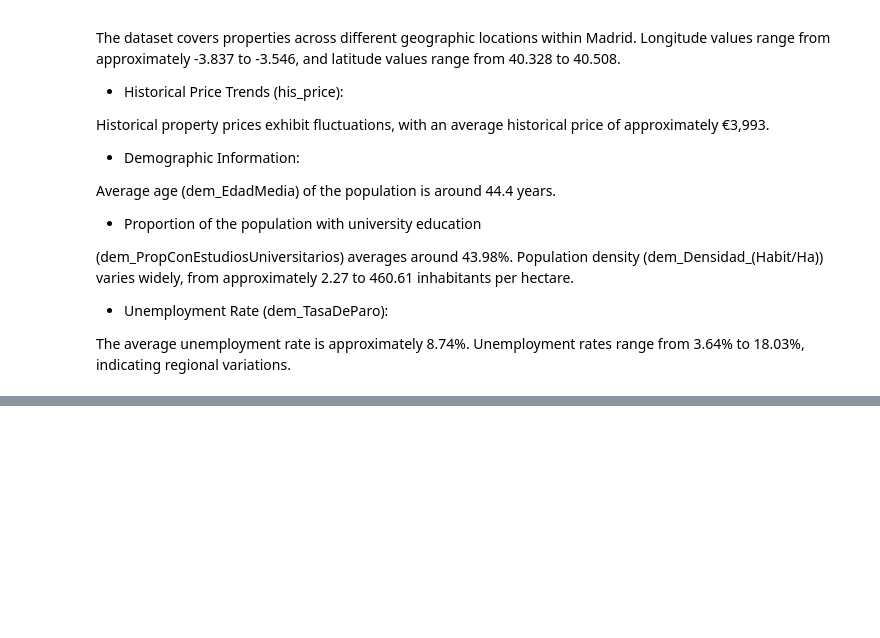
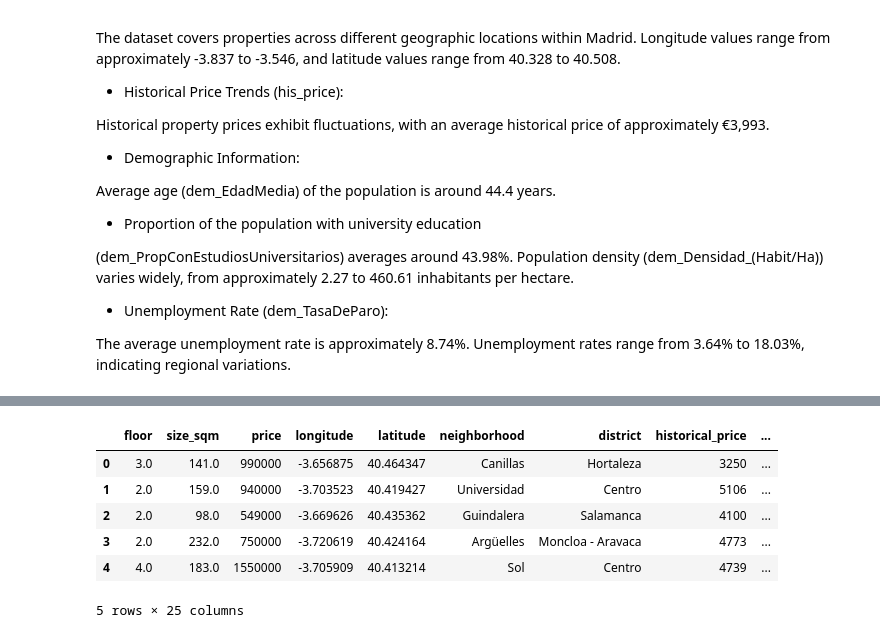
Before and after one commit to adnanbhanji/Madrid-Property-Analysis, a Jupyter notebook: notebooks/eda.ipynb, the cells around one changed output, grey strips where cells are left out. Drawn from its saved outputs; the diff is of its cells as text; code cells hidden in the pictures; blank space fills up the shorter version.

```diff
--- a/notebooks/eda.ipynb
+++ b/notebooks/eda.ipynb
@@ -323,0 +358,2 @@ Unemployment rates range from 3.64% to 18.03%, indicating regional variations.
+# %%
+df = df.drop(columns=['Unnamed: 0'])
@@ -323,0 +362,38 @@ Unemployment rates range from 3.64% to 18.03%, indicating regional variations.
+# %%
+df.columns = [
+    'floor',
+    'size_sqm',
+    'price',
+    'longitude',
+    'latitude',
+    'neighborhood',
+    'district',
+    'historical_price',
+    'quarterly_variation',
+    'annual_variation',
+    'monthly_variation',
+    'demographic_replacement_rate',
+    'demographic_youth_index',
+    'demographic_active_population_structure_index',
+    'demographic_dependency_rate',
+    'demographic_unemployment_rate',
+    'demographic_average_household_size',
+    'demographic_proportion_without_university_education',
+    'demographic_proportion_without_education',
+    'demographic_proportion_born_outside_of_Spain',
+    'demographic_proportion_with_university_education',
+    'demographic_total_population',
+    'demographic_number_of_homes',
+    'demographic_average_age',
+    'demographic_density'
+]
+# %%
+df.head()
+# %% [output]
+|  | floor | size_sqm | price | longitude | latitude | neighborhood | district | historical_price | ... |
+| 0 | 3.0 | 141.0 | 990000 | -3.656875 | 40.464347 | Canillas | Hortaleza | 3250 | ... |
+| 1 | 2.0 | 159.0 | 940000 | -3.703523 | 40.419427 | Universidad | Centro | 5106 | ... |
+| 2 | 2.0 | 98.0 | 549000 | -3.669626 | 40.435362 | Guindalera | Salamanca | 4100 | ... |
+| 3 | 2.0 | 232.0 | 750000 | -3.720619 | 40.424164 | Argüelles | Moncloa - Aravaca | 4773 | ... |
+| 4 | 4.0 | 183.0 | 1550000 | -3.705909 | 40.413214 | Sol | Centro | 4739 | ... |
+5 rows × 25 columns
```
Also changed, not shown: parts of 6 cells of this notebook.
